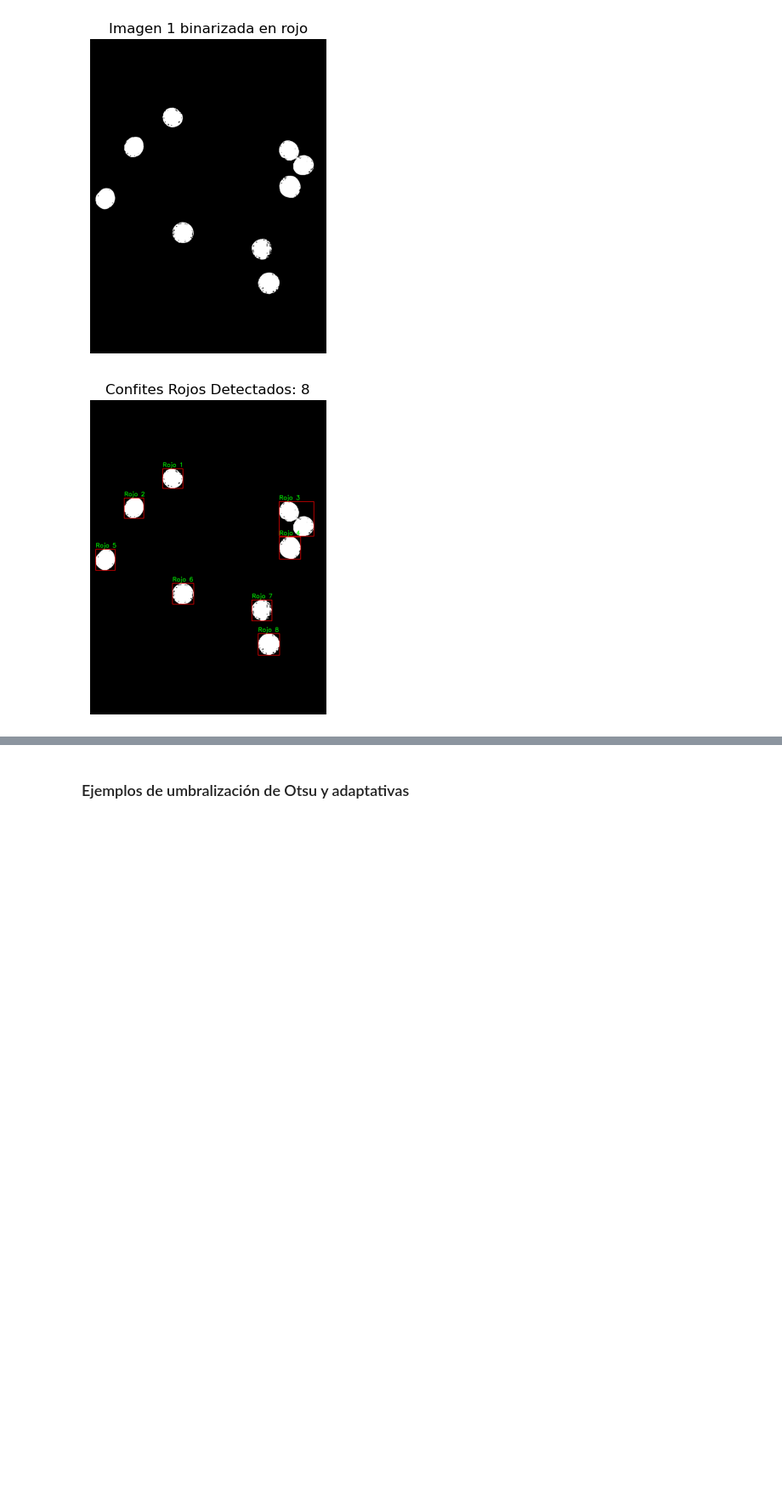
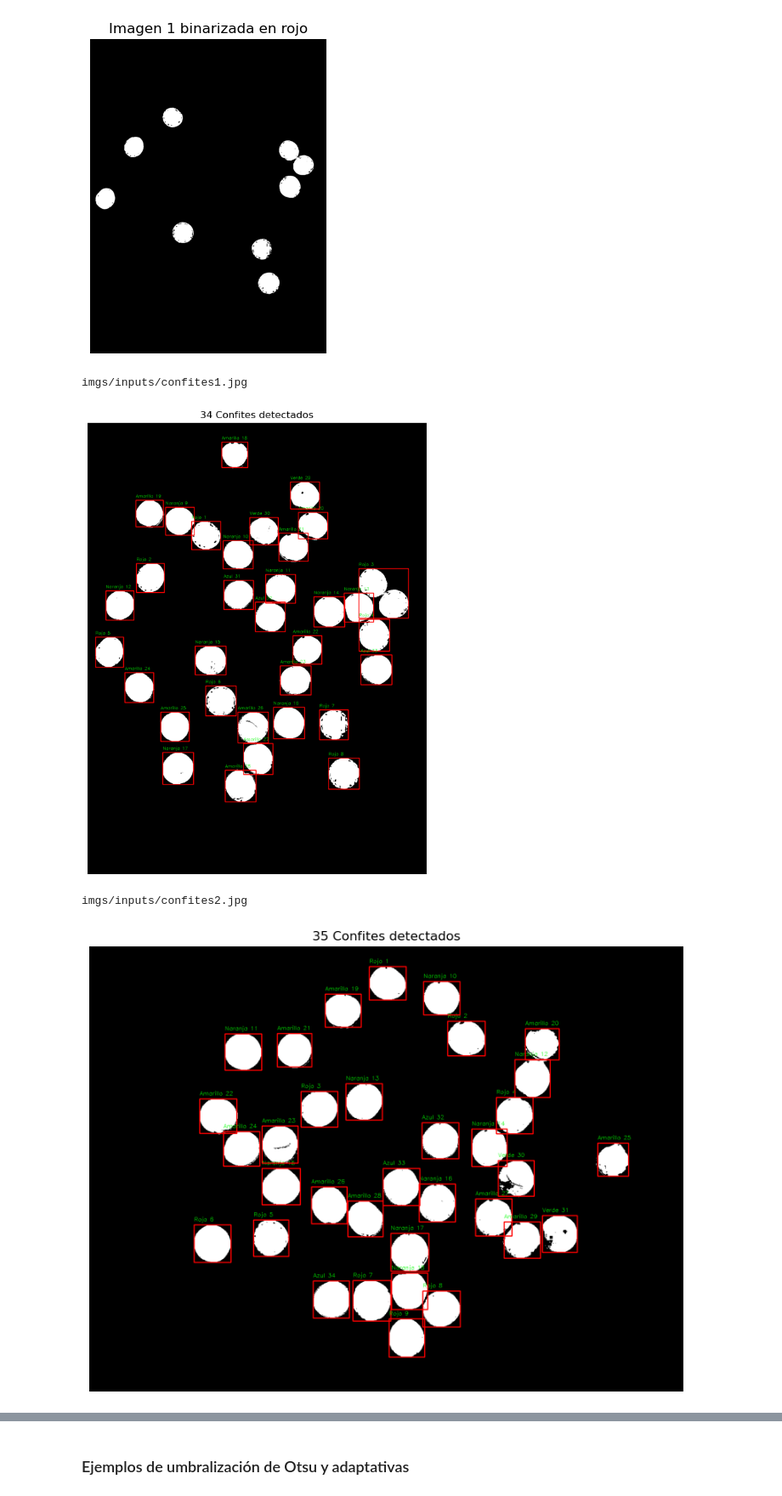
Before and after one commit to maxgubitosi/Thresholding-and-region-recognition, a Jupyter notebook: binarizacion_regiones.ipynb, the cells around one changed output, grey strips where cells are left out. Shown at 85% size. Drawn from its saved outputs; the diff is of its cells as text; code cells hidden in the pictures; blank space fills up the shorter version.

```diff
--- a/binarizacion_regiones.ipynb
+++ b/binarizacion_regiones.ipynb
@@ -101,11 +104,11 @@ utils.subplot_points(hsv_img_1, X, Y)
 [figure]
 # %%
 color_ranges = {
-        'red': [(120, 140, 80), (330, 300, 205)],
-        'orange': [(6, 140, 140), (18, 235, 195)],
-        'yellow': [(20, 220, 150), (55, 275, 200)],
-        'green': [(35, 100, 100), (85, 255, 200)],
-        'blue': [(85, 100, 100), (125, 255, 200)]
+        'rojo': [(120, 140, 80), (330, 300, 205)],
+        'naranja': [(6, 140, 140), (18, 235, 195)],
+        'amarillo': [(20, 220, 150), (55, 275, 200)],
+        'verde': [(35, 100, 100), (85, 255, 200)],
+        'azul': [(85, 100, 100), (125, 255, 200)]
     }
 
 masks = utils.subplots_by_color(imgs_array, color_ranges)
@@ -246,33 +249,12 @@ plt.show()
 # plt.axis('off')
 # plt.title(str(new_num_labels) + " Componentes Conexas (incluyendo ruido con el fondo)")
 # plt.show()
-# %%
-img_bin = red_img
-img_bin = cv2.threshold(img_bin, 128, 255, cv2.THRESH_BINARY)[1]  # Asegúrate de que la imagen esté correctamente binarizada
-
-# Detectar componentes conectadas
-(num_labels, img_labels, values, centroids) = cv2.connectedComponentsWithStats(img_bin)
-
-# Crear una copia de la imagen binarizada en 3 canales para dibujar los bounding boxes
-img_bbox = cv2.cvtColor(img_bin, cv2.COLOR_GRAY2BGR)
-
-# Contador para llevar la cuenta de los confites válidos
-confite_num = 1
-
-# Iterar sobre cada componente conectada y marcarla con un bounding box
-for i in range(1, num_labels):  # Ignoramos el fondo (etiqueta 0)
-    area = values[i, cv2.CC_STAT_AREA]
-    if area >= 100:  # Solo consideramos componentes suficientemente grandes
-        x, y, w, h = values[i, cv2.CC_STAT_LEFT], values[i, cv2.CC_STAT_TOP], values[i, cv2.CC_STAT_WIDTH], values[i, cv2.CC_STAT_HEIGHT]
-        cv2.rectangle(img_bbox, (x, y), (x + w, y + h), (0, 0, 255), 2)  # Dibujar el bounding box en rojo
-        cv2.putText(img_bbox, f"Rojo {confite_num}", (x, y - 10), cv2.FONT_HERSHEY_SIMPLEX, 1.0, (0, 255, 0), 2)  # Añadir el label en verde
-        confite_num += 1  # Incrementar el número de confite válido
-
-# Mostrar la imagen con los bounding boxes
-plt.figure()
-plt.imshow(cv2.cvtColor(img_bbox, cv2.COLOR_BGR2RGB))
-plt.axis('off')
-plt.title(f"Confites Rojos Detectados: {confite_num - 1}")
-plt.show()
-# %% [output]
-[figure, removed]
+# %%
+for img in imgs_array:
+    print(img)
+    utils.box_by_color(masks[img], color_ranges.keys())
+# %% [output]
+imgs/inputs/confites1.jpg
+[figure, added]
+imgs/inputs/confites2.jpg
+[figure, added]
```
Also changed, not shown: parts of 4 cells of this notebook, 1 other file.
